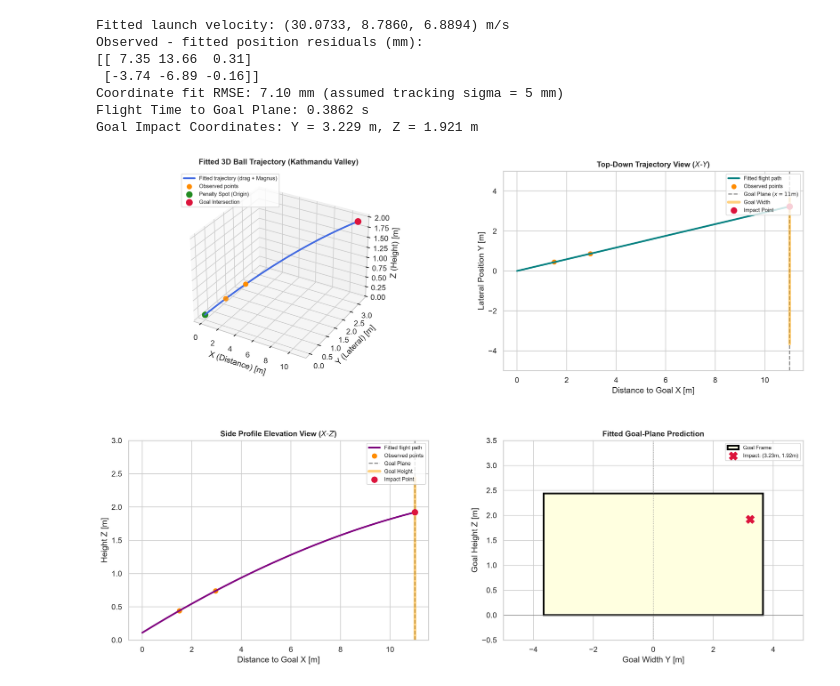
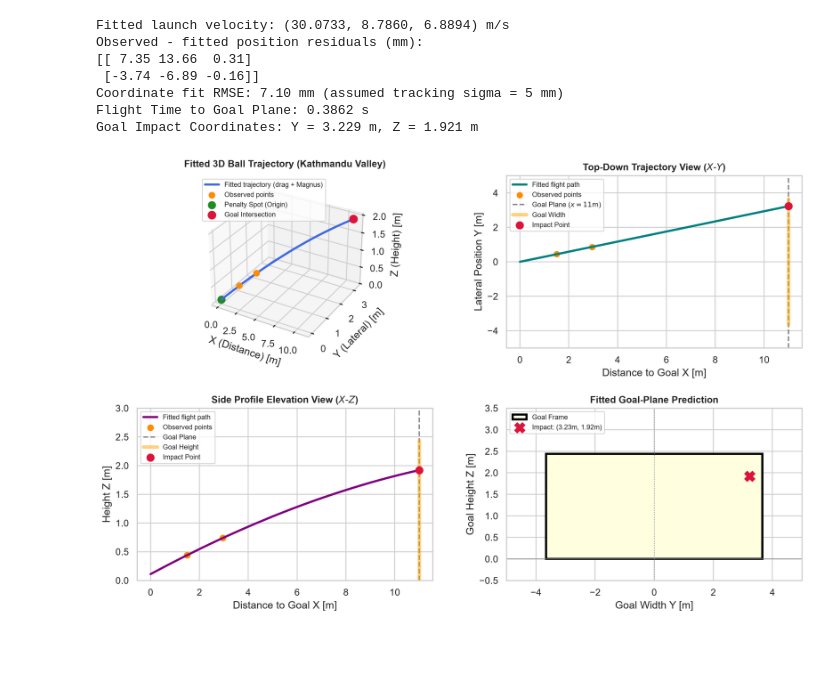
Before and after one commit to Zombizzzzzzz/UndergradPhysicsComp2026, a Jupyter notebook: upc2_masterODEeqn.ipynb, the cells around one changed output. Cells and saved outputs as stored; diff of their text form; code cells hidden in the pictures; blank space fills up the shorter version.

```diff
--- a/upc2_masterODEeqn.ipynb
+++ b/upc2_masterODEeqn.ipynb
@@ -151,7 +151,7 @@ Goal Impact Coordinates: Y = 3.229 m, Z = 1.921 m
 
 
 # 1. Increased figure width and height for a 2x2 grid
-fig = plt.figure(figsize=(15, 11))
+fig = plt.figure(figsize=(12, 8))
 
 # --- Subplot 1: 3D Trajectory ---
 ax1 = fig.add_subplot(221, projection='3d')
@@ -178,7 +178,7 @@ ax2.set_title("Top-Down Trajectory View ($X\\text{-}Y$)", fontsize=11, fontweigh
 ax2.set_xlabel("Distance to Goal X [m]")
 ax2.set_ylabel("Lateral Position Y [m]")
 ax2.set_ylim(-5, 5)
-ax2.legend(loc='upper right', frameon=True, fontsize=8)
+ax2.legend(loc='upper left', frameon=True, fontsize=8)
 
 # --- Subplot 3: Side Profile X-Z Plane ---
 ax3 = fig.add_subplot(223)
@@ -186,33 +186,33 @@ ax3.plot(x_traj, z_traj, color='purple', lw=2.5, label='Fitted flight path')
 ax3.scatter([r1[0], r2[0]], [r1[2], r2[2]], color='darkorange', s=45, label='Observed points')
 ax3.axvline(11.0, color='gray', linestyle='--', label='Goal Plane')
 ax3.plot([11.0, 11.0], [0.0, 2.44], color='orange', linewidth=4, alpha=0.5, label='Goal Height')
 ax3.scatter([11.0], [final_z], color='crimson', s=70, zorder=5, label='Impact Point')
 
 ax3.set_title("Side Profile Elevation View ($X\\text{-}Z$)", fontsize=11, fontweight='bold')
 ax3.set_xlabel("Distance to Goal X [m]")
 ax3.set_ylabel("Height Z [m]")
 ax3.set_ylim(0, 3)
-ax3.legend(loc='upper right', frameon=True, fontsize=8)
+ax3.legend(loc='upper left', frameon=True, fontsize=8)
 
 # --- Subplot 4: Goal-Plane Prediction ---
 ax4 = fig.add_subplot(224)
 goal_rect = plt.Rectangle((-3.66, 0.0), 7.32, 2.44, linewidth=2.5, edgecolor='black', facecolor='lightyellow', label='Goal Frame')
 ax4.add_patch(goal_rect)
 ax4.scatter([final_y], [final_z], color='crimson', s=140, marker='X', zorder=5, label=f"Impact: ({final_y:.2f}m, {final_z:.2f}m)")
 
 ax4.set_title("Fitted Goal-Plane Prediction", fontsize=11, fontweight='bold')
 ax4.set_xlabel("Goal Width Y [m]")
 ax4.set_ylabel("Goal Height Z [m]")
 ax4.set_xlim(-5.0, 5.0)
 ax4.set_ylim(-0.5, 3.5)
 ax4.axhline(0, color='gray', linewidth=0.8)
 ax4.axvline(0, color='gray', linewidth=0.8, linestyle=':')
-ax4.legend(loc='upper right', frameon=True, fontsize=8)
+ax4.legend(loc='upper left', frameon=True, fontsize=8)
 
 # --- Layout Adjustments to Prevent Overlap ---
 fig.tight_layout(pad=2.5)
 fig.subplots_adjust(wspace=0.25, hspace=0.35)
 
 plt.show()
 # %% [output]
-[figure, old version]
+[figure, new version]
```
Also changed, not shown: 1 other file.
